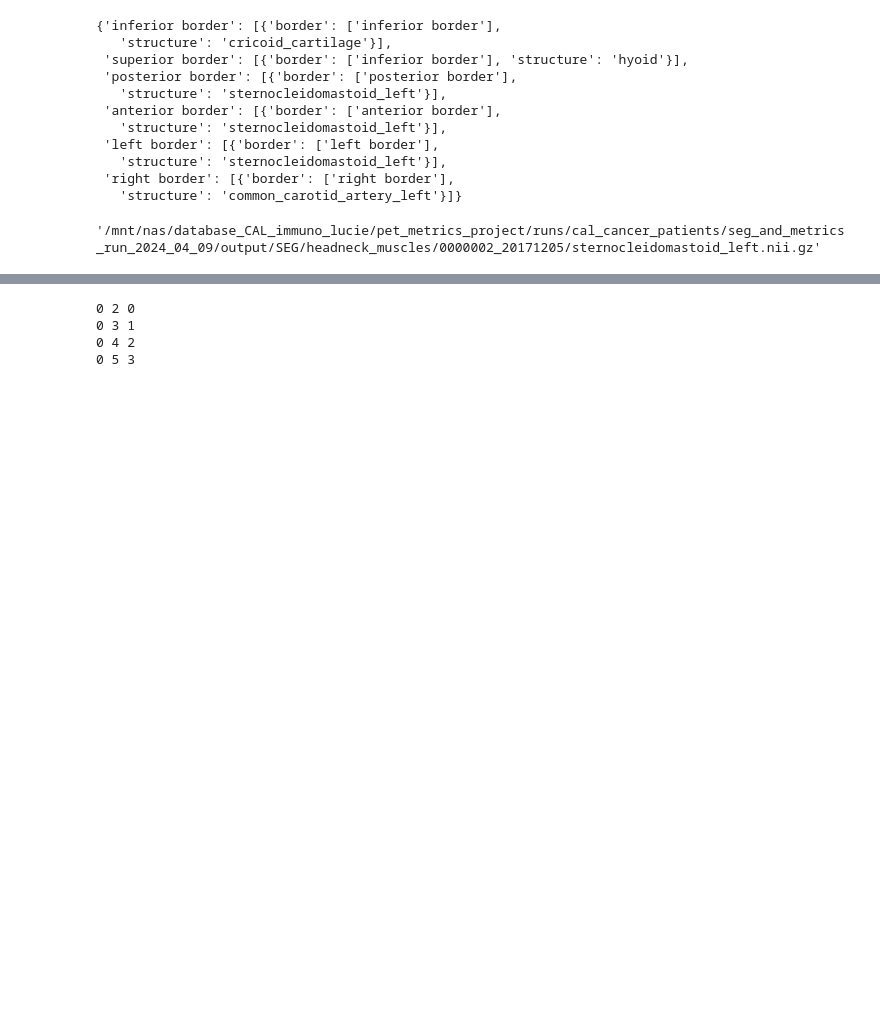
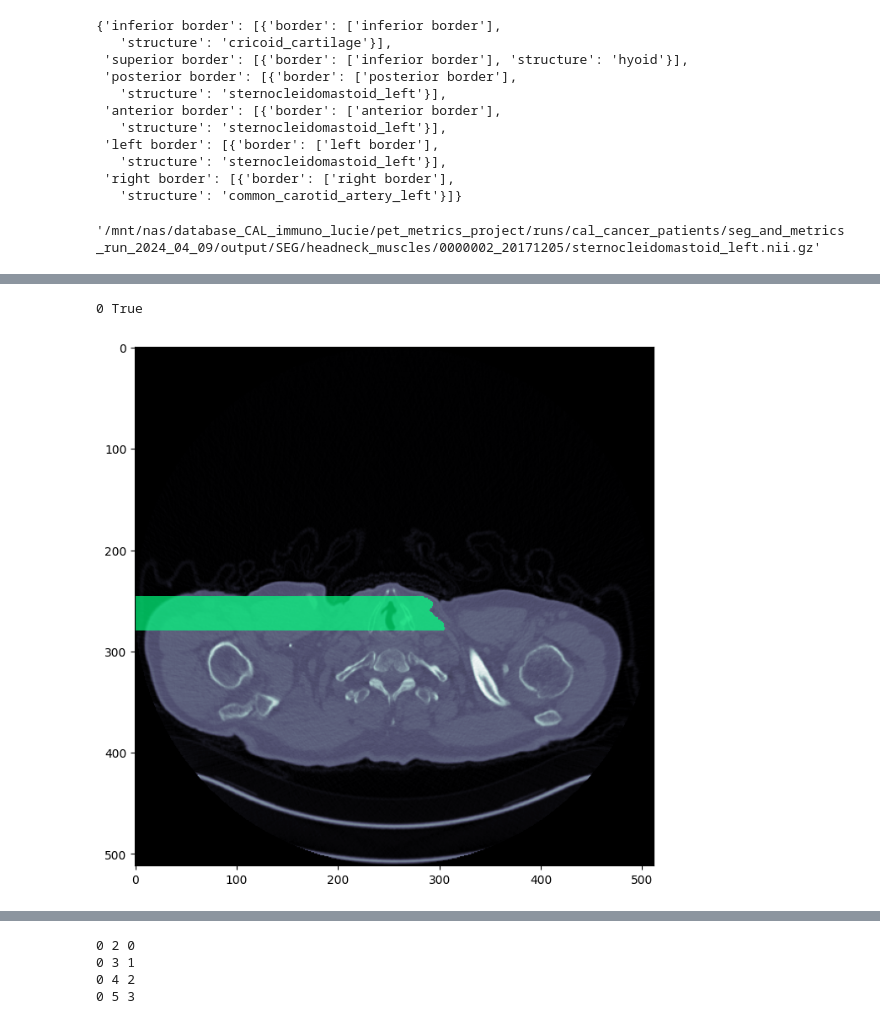
Before and after one commit to sharkovsky/aires-ganglionnaires, a Jupyter notebook: aires-ganglionnaires-cervicales.ipynb, the cells around one changed output, grey strips where cells are left out. Drawn from its saved outputs; the diff is of its cells as text; code cells hidden in the pictures; blank space fills up the shorter version.

```diff
--- a/aires-ganglionnaires-cervicales.ipynb
+++ b/aires-ganglionnaires-cervicales.ipynb
@@ -230,0 +272,30 @@ get_largest_index = specs_to_args[organ_border_name]['get_largest_index']
+# %%
+print(f'{axis} {get_largest_index}')
+# %% [output]
+0 True
+# %%
+area_mask = torch.zeros_like(organ_segmentation)
+axis_indices = get_extremal_idx_line_by_line(organ_segmentation, axis, get_largest_index)
+other_ax = [0,1,2]
+_ = other_ax.pop(axis)
+ax1 = other_ax[-1]
+ax2 = other_ax[0]
+# %%
+for i in range(len(axis_indices[0])):
+    selecting_slice = [slice(None),slice(None),slice(None)]
+    selecting_slice[ax1] = axis_indices[ax1][i]
+    selecting_slice[ax2] = axis_indices[ax2][i]
+    selecting_slice[axis] = slice(axis_indices[axis][i], None) if one_after else slice(None, axis_indices[axis][i])
+    area_mask[*selecting_slice] = 1
+# %%
+fig, ax = plt.subplots(figsize=(8,8))
+
+slice_ = 719
+
+ax.imshow(ct_img[:,:,slice_].T, cmap='bone')
+im = ax.imshow(np.ma.masked_where(area_mask[:,:,slice_].T < 0.5, area_mask[:,:,slice_].T), cmap='winter', alpha=0.7, vmin=0., vmax=1., interpolation='none')
+
+
+plt.show()
+# %% [output]
+[figure, added]
```
Also changed, not shown: parts of 35 cells of this notebook.
